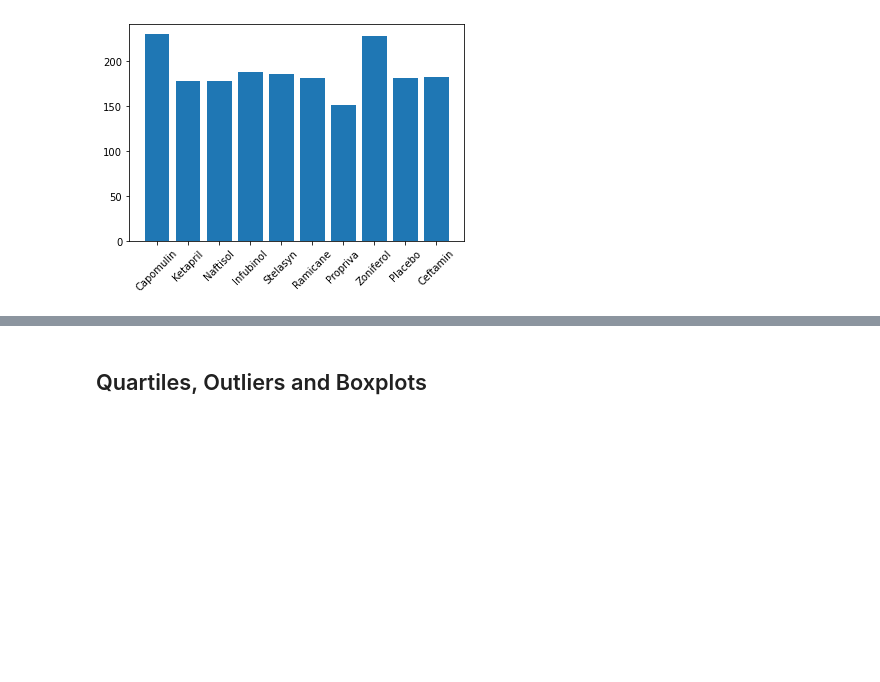
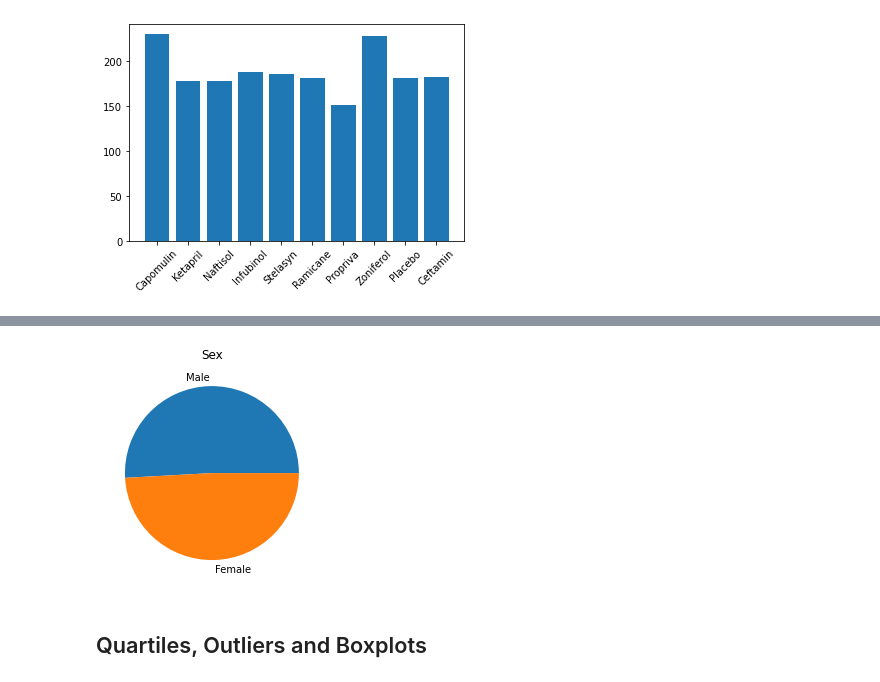
Before and after one commit to DataTortuga/matplotlib-challenge, a Jupyter notebook: Pymaceuticals/pymaceuticals_starter.ipynb, the cells around one changed output, grey strips where cells are left out. Saved outputs shown, nothing was run; the diff lists cells and outputs as text; code cells hidden in the pictures; blank space fills up the shorter version.

```diff
--- a/Pymaceuticals/pymaceuticals_starter.ipynb
+++ b/Pymaceuticals/pymaceuticals_starter.ipynb
@@ -184,5 +184,14 @@ Index(['Mouse ID', 'Drug Regimen', 'Sex', 'Age_months', 'Weight (g)',
 # %%
 # Generate a pie plot showing the distribution of female versus male mice using pyplot
+
+#print(merged_df['Sex'].value_counts())
+
+labels=['Male','Female']
+plt.pie(merged_df['Sex'].value_counts(),labels=labels)
+plt.title('Sex')
+plt.show()
+# %% [output]
+[figure, added]
 # %% [markdown]
 ## Quartiles, Outliers and Boxplots
 # %%
```
Also changed, not shown: parts of 4 cells of this notebook.
